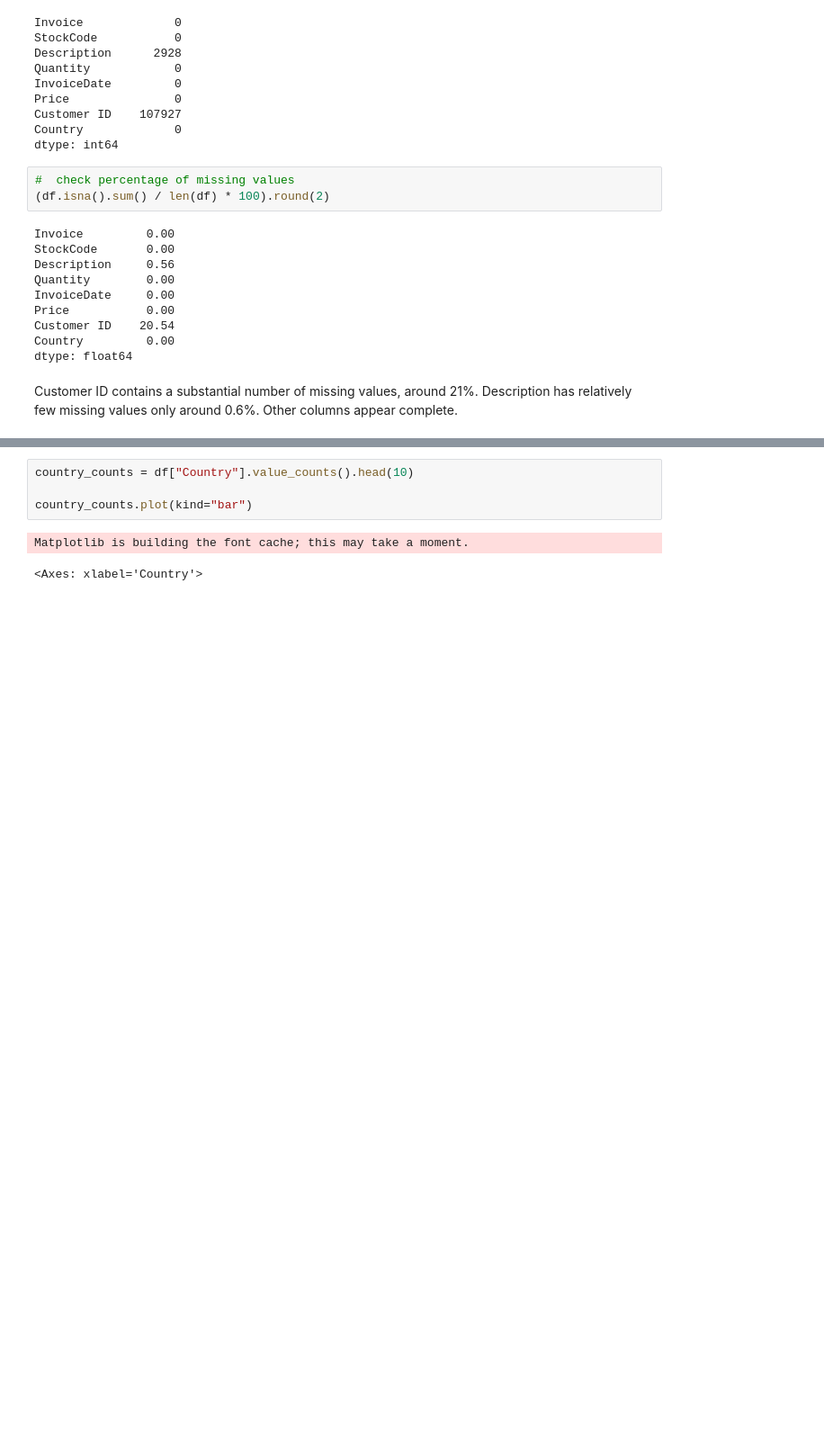
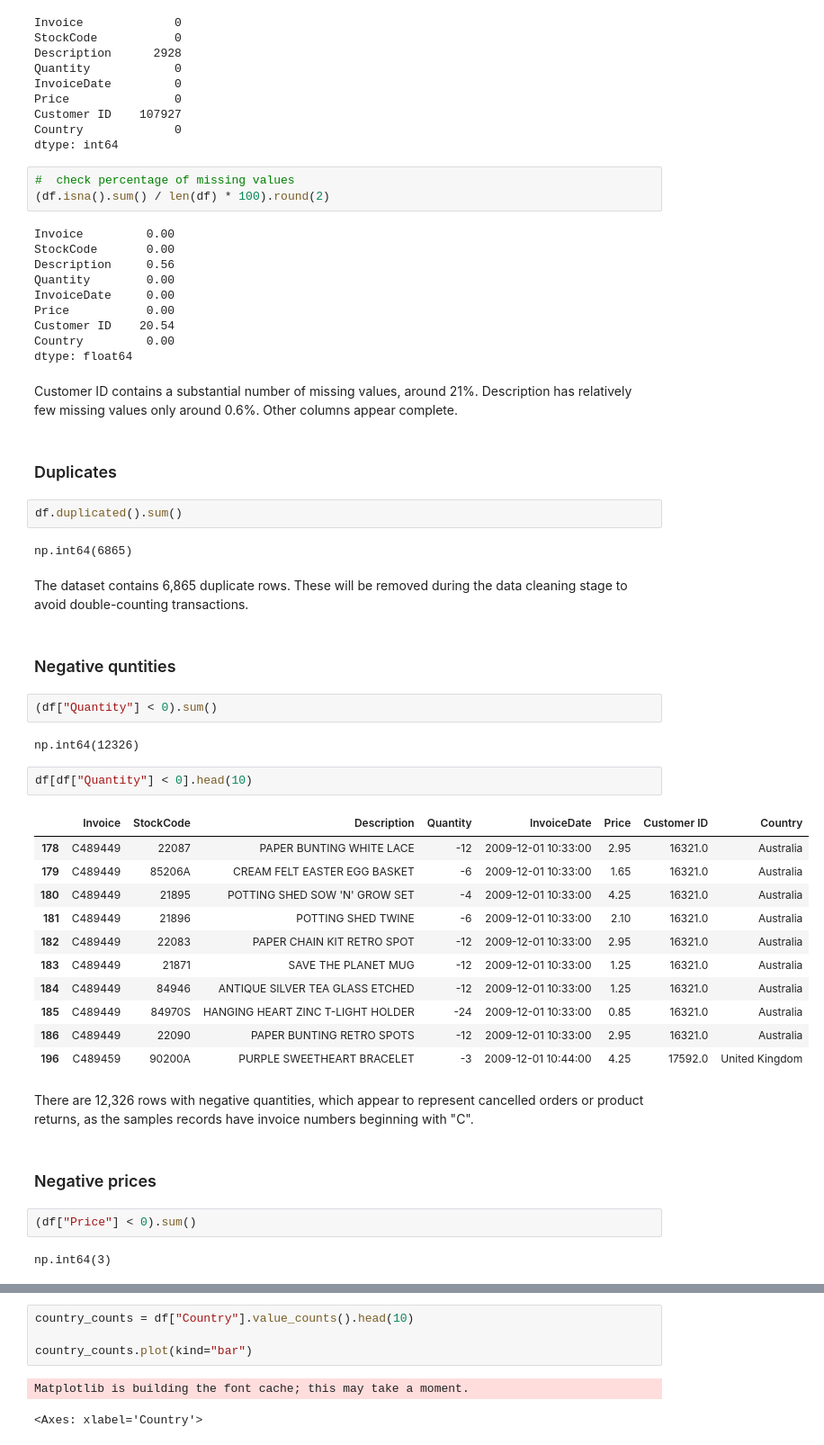
Before and after one commit to sch-data/retail-data-platform, a Jupyter notebook: notebooks/01_data_exploration.ipynb, the cells around one changed output, grey strips where cells are left out. Shown at 90% size. Drawn from its saved outputs; the diff is of its cells as text; blank space fills up the shorter version.

Commit message:
Add data quality assessment

```diff
--- a/notebooks/01_data_exploration.ipynb
+++ b/notebooks/01_data_exploration.ipynb
@@ -96,3 +98,39 @@ Country         0.00
 dtype: float64
 # %% [markdown]
 Customer ID contains a substantial number of missing values, around 21%. Description has relatively few missing values only around 0.6%. Other columns appear complete.
+# %% [markdown]
+### Duplicates
+# %%
+df.duplicated().sum()
+# %% [output]
+np.int64(6865)
+# %% [markdown]
+The dataset contains 6,865 duplicate rows. These will be removed during the data cleaning stage to avoid double-counting transactions.
+# %% [markdown]
+### Negative quntities
+# %%
+(df["Quantity"] < 0).sum()
+# %% [output]
+np.int64(12326)
+# %%
+df[df["Quantity"] < 0].head(10)
+# %% [output]
+|  | Invoice | StockCode | Description | Quantity | InvoiceDate | Price | Customer ID | Country |
+| 178 | C489449 | 22087 | PAPER BUNTING WHITE LACE | -12 | 2009-12-01 10:33:00 | 2.95 | 16321.0 | Australia |
+| 179 | C489449 | 85206A | CREAM FELT EASTER EGG BASKET | -6 | 2009-12-01 10:33:00 | 1.65 | 16321.0 | Australia |
+| 180 | C489449 | 21895 | POTTING SHED SOW 'N' GROW SET | -4 | 2009-12-01 10:33:00 | 4.25 | 16321.0 | Australia |
+| 181 | C489449 | 21896 | POTTING SHED TWINE | -6 | 2009-12-01 10:33:00 | 2.10 | 16321.0 | Australia |
+| 182 | C489449 | 22083 | PAPER CHAIN KIT RETRO SPOT | -12 | 2009-12-01 10:33:00 | 2.95 | 16321.0 | Australia |
+| 183 | C489449 | 21871 | SAVE THE PLANET MUG | -12 | 2009-12-01 10:33:00 | 1.25 | 16321.0 | Australia |
+| 184 | C489449 | 84946 | ANTIQUE SILVER TEA GLASS ETCHED | -12 | 2009-12-01 10:33:00 | 1.25 | 16321.0 | Australia |
+| 185 | C489449 | 84970S | HANGING HEART ZINC T-LIGHT HOLDER | -24 | 2009-12-01 10:33:00 | 0.85 | 16321.0 | Australia |
+| 186 | C489449 | 22090 | PAPER BUNTING RETRO SPOTS | -12 | 2009-12-01 10:33:00 | 2.95 | 16321.0 | Australia |
+| 196 | C489459 | 90200A | PURPLE SWEETHEART BRACELET | -3 | 2009-12-01 10:44:00 | 4.25 | 17592.0 | United Kingdom |
+# %% [markdown]
+There are 12,326 rows with negative quantities, which appear to represent cancelled orders or product returns, as the samples records have invoice numbers beginning with "C".
+# %% [markdown]
+### Negative prices
+# %%
+(df["Price"] < 0).sum()
+# %% [output]
+np.int64(3)
```
Also changed, not shown: parts of 14 cells of this notebook.
